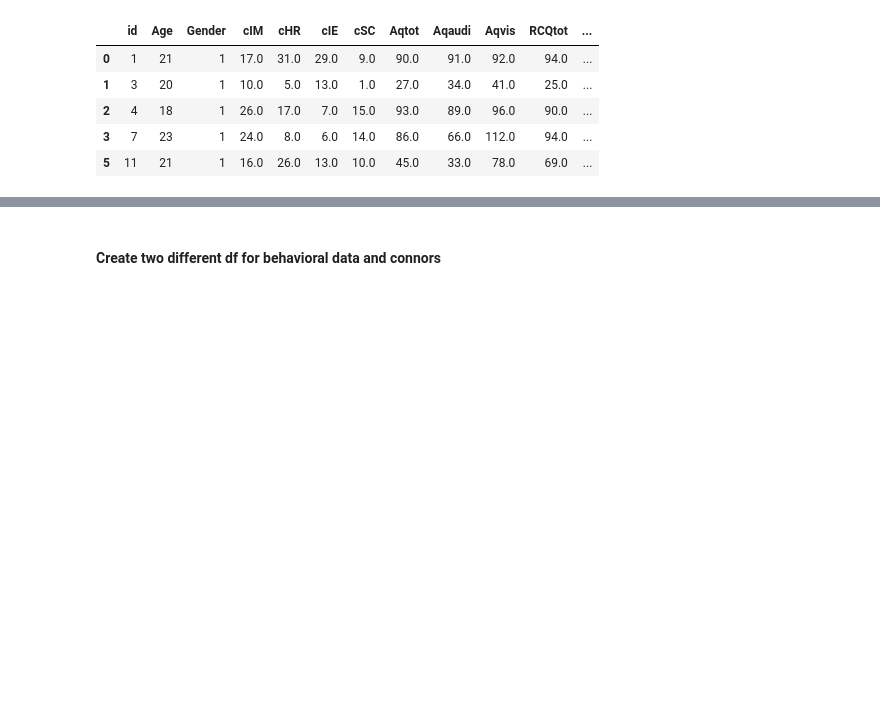
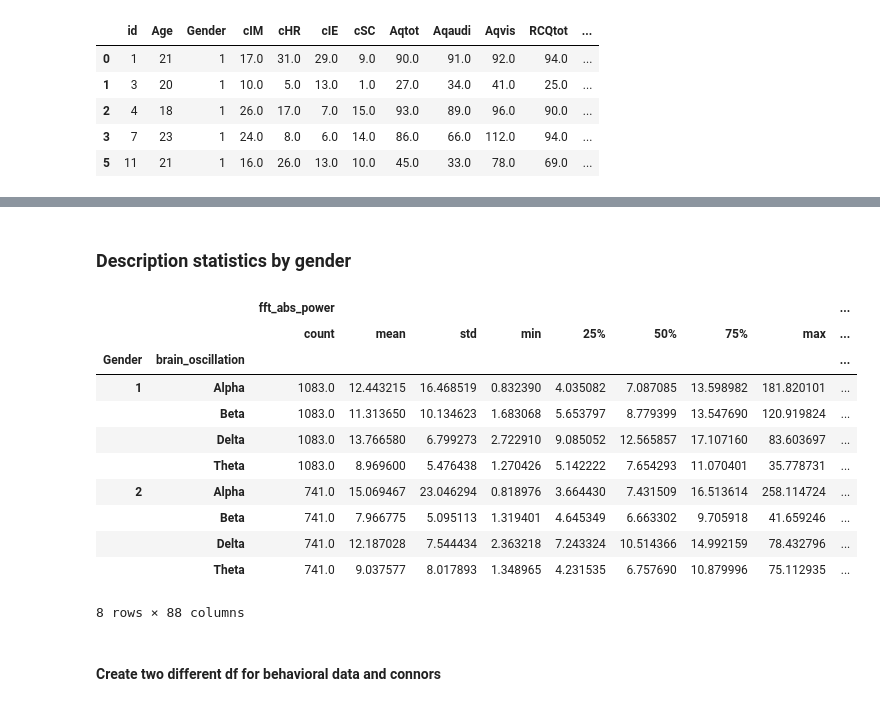
Before and after one commit to brainhack-school2020/ADHDsubtypes_project, a Jupyter notebook: pre_preprocess_analysis.ipynb, the cells around one changed output, grey strips where cells are left out. Drawn from its saved outputs; the diff is of its cells as text; code cells hidden in the pictures; blank space fills up the shorter version.

Commit message:
gender added

```diff
--- a/pre_preprocess_analysis.ipynb
+++ b/pre_preprocess_analysis.ipynb
@@ -128,0 +158,7 @@ df_neuropsy.head(5)
+# %%
+#sort by ids
+df_full = df_full.sort_values(by=['id'])
+# %%
+#Reorder columns
+df_full = df_full[['id','Age', 'Gender','brain_oscillation','electrode','fft_abs_power', 'cIM', 'cHR', 'cIE', 'cSC', 'Aqtot', 'Aqaudi', 'Aqvis', 'RCQtot', 'RCQaudi', 'RCQvis']]
+df_full.head()
@@ -128,0 +194,3 @@ df_neuropsy.head(5)
+# %%
+df_full['fft_abs_power'] = df_full['fft_abs_power'].astype(float)
+print(df_full.dtypes)
@@ -128,0 +236,3 @@ df_neuropsy.head(5)
+# %%
+df_analysis = df_full[['Gender','brain_oscillation', 'fft_abs_power', 'cIM', 'cHR', 'cIE', 'cSC', 'Aqtot', 'Aqaudi', 'Aqvis', 'RCQtot', 'RCQaudi', 'RCQvis']]
+print(df_analysis.head())
@@ -129,3 +253,20 @@ df_neuropsy.head(5)
+# %% [markdown]
+### Description statistics by gender
+# %%
+df_analysis.groupby(['Gender', 'brain_oscillation']).describe()
+# %% [output]
+|  |  | fft_abs_power |  |  |  |  |  |  |  | ... |
+|  |  | count | mean | std | min | 25% | 50% | 75% | max | ... |
+| Gender | brain_oscillation |  |  |  |  |  |  |  |  | ... |
+| 1 | Alpha | 1083.0 | 12.443215 | 16.468519 | 0.832390 | 4.035082 | 7.087085 | 13.598982 | 181.820101 | ... |
+|  | Beta | 1083.0 | 11.313650 | 10.134623 | 1.683068 | 5.653797 | 8.779399 | 13.547690 | 120.919824 | ... |
+|  | Delta | 1083.0 | 13.766580 | 6.799273 | 2.722910 | 9.085052 | 12.565857 | 17.107160 | 83.603697 | ... |
+|  | Theta | 1083.0 | 8.969600 | 5.476438 | 1.270426 | 5.142222 | 7.654293 | 11.070401 | 35.778731 | ... |
+| 2 | Alpha | 741.0 | 15.069467 | 23.046294 | 0.818976 | 3.664430 | 7.431509 | 16.513614 | 258.114724 | ... |
+|  | Beta | 741.0 | 7.966775 | 5.095113 | 1.319401 | 4.645349 | 6.663302 | 9.705918 | 41.659246 | ... |
+|  | Delta | 741.0 | 12.187028 | 7.544434 | 2.363218 | 7.243324 | 10.514366 | 14.992159 | 78.432796 | ... |
+|  | Theta | 741.0 | 9.037577 | 8.017893 | 1.348965 | 4.231535 | 6.757690 | 10.879996 | 75.112935 | ... |
+8 rows × 88 columns
 # %% [markdown]
 #### Create two different df for behavioral data and connors
 # %%
```
Also changed, not shown: parts of 20 cells of this notebook.
